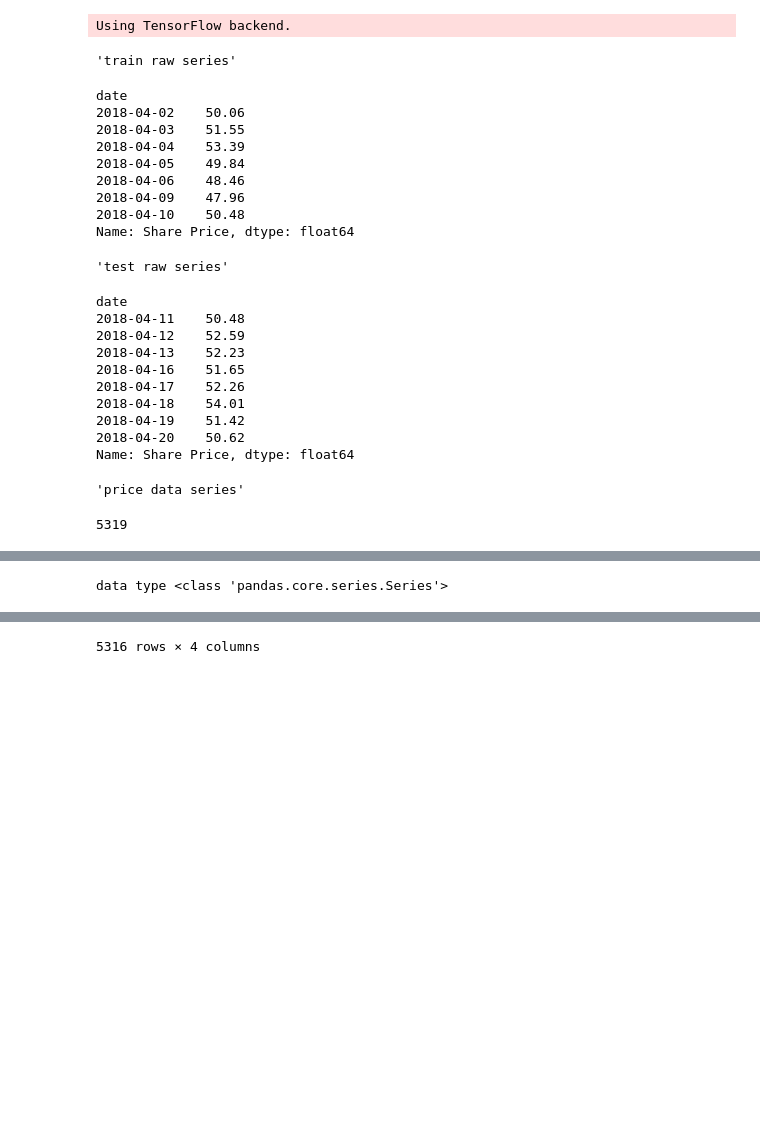
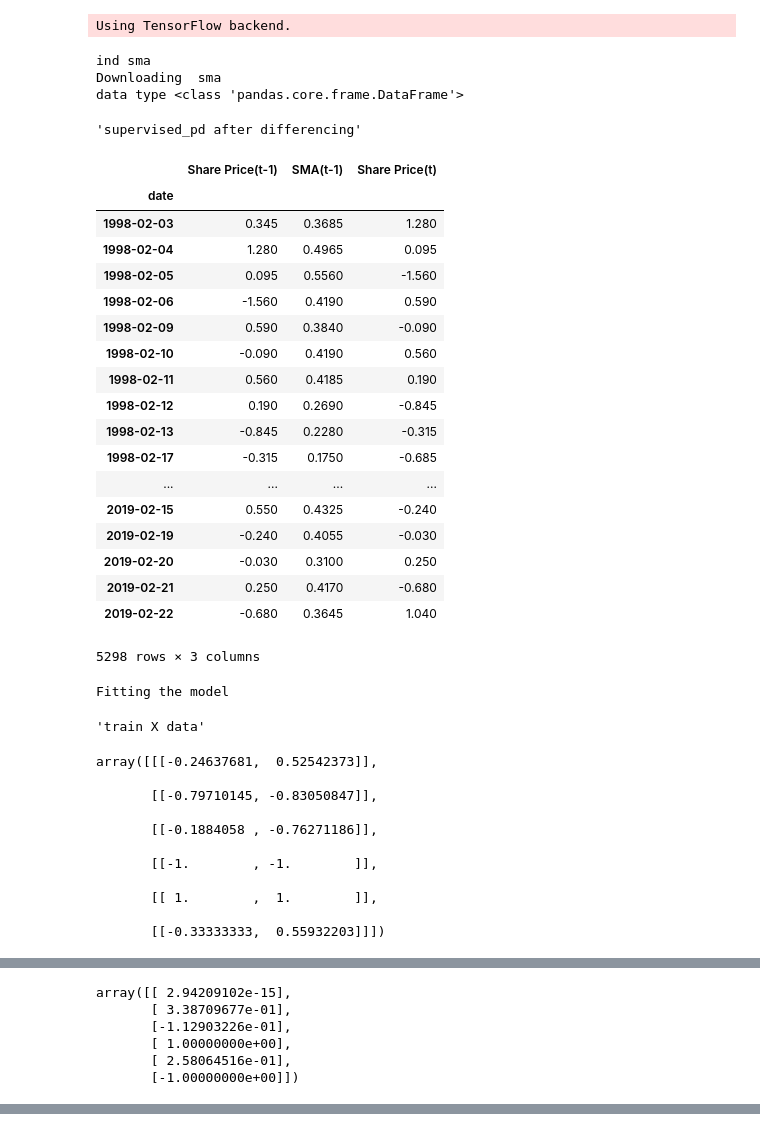
Before and after one commit to FinnZC/Stock-AI, a Jupyter notebook: code/Experimenting Technical Indicators.ipynb, the cells around one changed output, grey strips where cells are left out. Drawn from its saved outputs; the diff is of its cells as text; code cells hidden in the pictures; blank space fills up the shorter version.

```diff
--- a/code/Experimenting Technical Indicators.ipynb
+++ b/code/Experimenting Technical Indicators.ipynb
@@ -304,33 +30,45 @@ class MultiStepLSTMCompanyTechIndicatorsWithDifferencing(MultiStepLSTMCompany):
 # %%
-start_train_date = "01/04/2018"
-end_train_start_test_date = "10/04/2018"
-end_test_date = "20/04/2018"
+start_train_date = "01/04/2017"
+end_train_start_test_date = "10/04/2017"
+end_test_date = "20/04/2017"
 
-multi_step_lstm_tech_indicator = MultiStepLSTMCompanyTechIndicatorsWithDifferencing("MU", start_train_date, end_train_start_test_date, end_test_date,
-                         n_lag=3, n_seq=1, n_epochs=3000, n_batch=1, n_neurons=4, tech_indicators=[])
-
-multi_step_lstm_tech_indicator.train()
+obj = MultiStepLSTMCompany("MU", start_train_date, end_train_start_test_date, end_test_date,
+                         n_lag=1, n_seq=1, n_epochs=3000, n_batch=1, n_neurons=4, tech_indicators=["sma"])
+obj.train()
 # %% [output]
-'train raw series'
+ind sma
+Downloading  sma
+data type <class 'pandas.core.frame.DataFrame'>
-date
-2018-04-02    50.06
-2018-04-03    51.55
-2018-04-04    53.39
-2018-04-05    49.84
-2018-04-06    48.46
-2018-04-09    47.96
-2018-04-10    50.48
-Name: Share Price, dtype: float64
+'supervised_pd after differencing'
+|  | Share Price(t-1) | SMA(t-1) | Share Price(t) |
+| date |  |  |  |
+| 1998-02-03 | 0.345 | 0.3685 | 1.280 |
+| 1998-02-04 | 1.280 | 0.4965 | 0.095 |
+| 1998-02-05 | 0.095 | 0.5560 | -1.560 |
+| 1998-02-06 | -1.560 | 0.4190 | 0.590 |
+| 1998-02-09 | 0.590 | 0.3840 | -0.090 |
+| 1998-02-10 | -0.090 | 0.4190 | 0.560 |
+| 1998-02-11 | 0.560 | 0.4185 | 0.190 |
+| 1998-02-12 | 0.190 | 0.2690 | -0.845 |
+| 1998-02-13 | -0.845 | 0.2280 | -0.315 |
+| 1998-02-17 | -0.315 | 0.1750 | -0.685 |
+| ... | ... | ... | ... |
+| 2019-02-15 | 0.550 | 0.4325 | -0.240 |
+| 2019-02-19 | -0.240 | 0.4055 | -0.030 |
+| 2019-02-20 | -0.030 | 0.3100 | 0.250 |
+| 2019-02-21 | 0.250 | 0.4170 | -0.680 |
+| 2019-02-22 | -0.680 | 0.3645 | 1.040 |
-'test raw series'
+5298 rows × 3 columns
-date
-2018-04-11    50.48
-2018-04-12    52.59
-2018-04-13    52.23
-2018-04-16    51.65
-2018-04-17    52.26
-2018-04-18    54.01
-2018-04-19    51.42
-2018-04-20    50.62
-Name: Share Price, dtype: float64
+Fitting the model
-'price data series'
+'train X data'
-5319
+array([[[-0.24637681,  0.52542373]],
+
+       [[-0.79710145, -0.83050847]],
+
+       [[-0.1884058 , -0.76271186]],
+
+       [[-1.        , -1.        ]],
+
+       [[ 1.        ,  1.        ]],
+
+       [[-0.33333333,  0.55932203]]])
@@ -354 +76,6 @@ Name: Share Price, Length: 5319, dtype: float64
-data type <class 'pandas.core.series.Series'>
+array([[ 2.94209102e-15],
+       [ 3.38709677e-01],
+       [-1.12903226e-01],
+       [ 1.00000000e+00],
+       [ 2.58064516e-01],
+       [-1.00000000e+00]])
@@ -374 +82,0 @@ data type <class 'pandas.core.series.Series'>
-5316 rows × 4 columns
```
Also changed, not shown: parts of 9 cells of this notebook, 7 other files.
